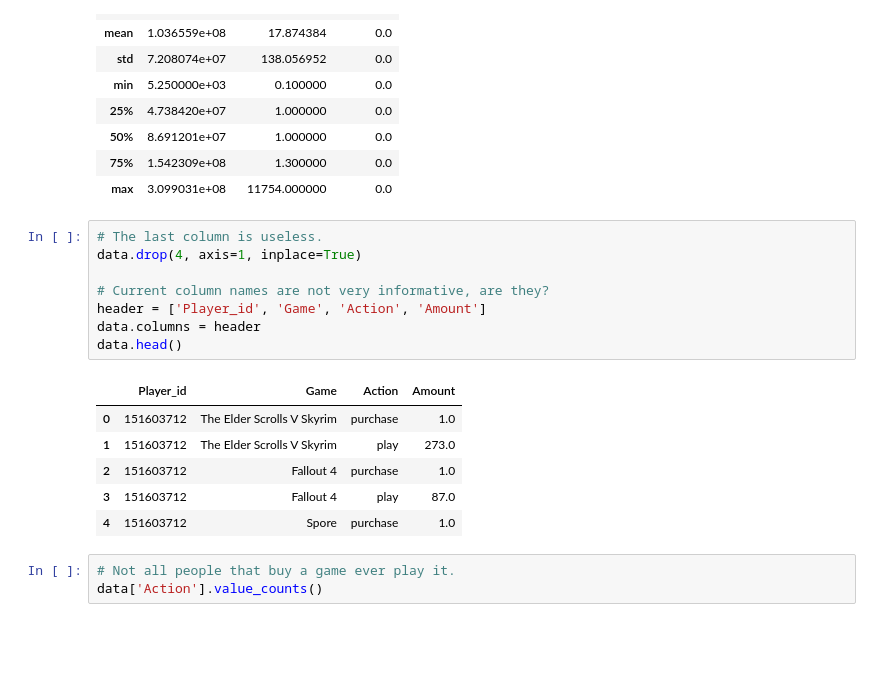
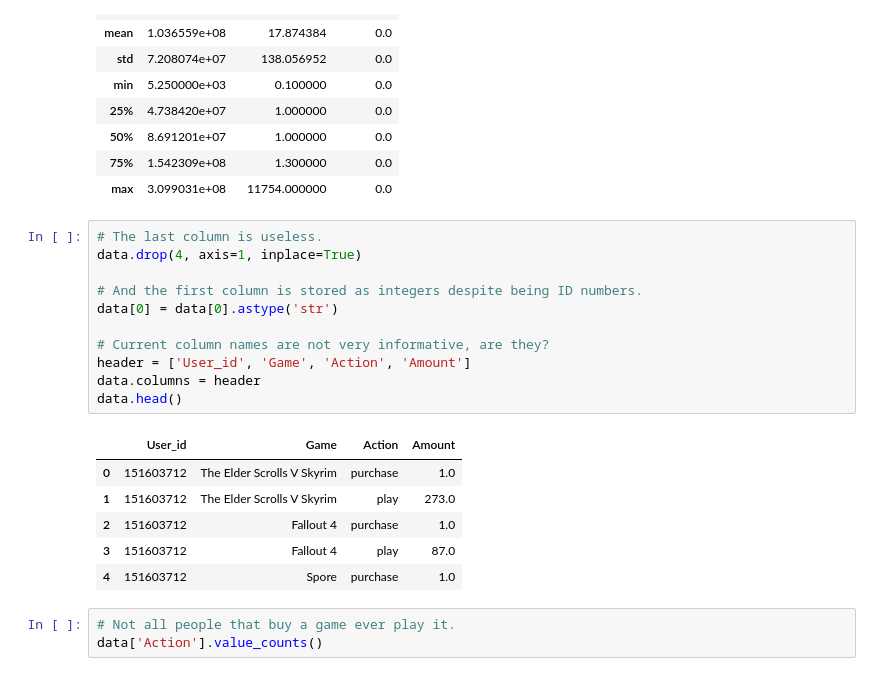
Before and after one commit to Dark-Hobbit/steam, a Jupyter notebook: kaggle_1.ipynb, the cells around one changed output. Cells and saved outputs as stored; diff of their text form; blank space fills up the shorter version.

```diff
--- a/kaggle_1.ipynb
+++ b/kaggle_1.ipynb
@@ -48,13 +48,16 @@ data.describe()
 # %%
 # The last column is useless.
 data.drop(4, axis=1, inplace=True)
 
+# And the first column is stored as integers despite being ID numbers.
+data[0] = data[0].astype('str')
+
 # Current column names are not very informative, are they?
-header = ['Player_id', 'Game', 'Action', 'Amount']
+header = ['User_id', 'Game', 'Action', 'Amount']
 data.columns = header
 data.head()
 # %% [output]
-|  | Player_id | Game | Action | Amount |
+|  | User_id | Game | Action | Amount |
 | 0 | 151603712 | The Elder Scrolls V Skyrim | purchase | 1.0 |
 | 1 | 151603712 | The Elder Scrolls V Skyrim | play | 273.0 |
 | 2 | 151603712 | Fallout 4 | purchase | 1.0 |
```
Also changed, not shown: parts of 23 cells of this notebook.
